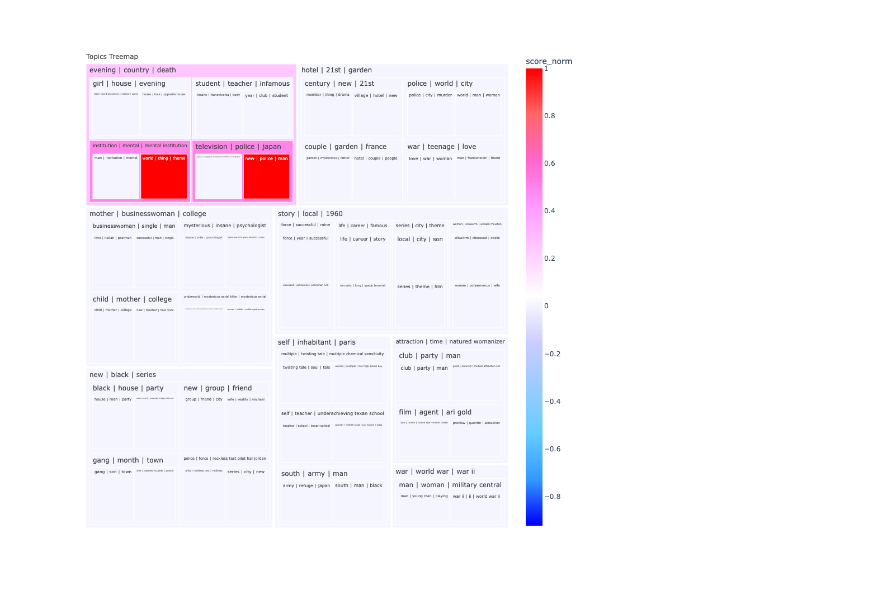
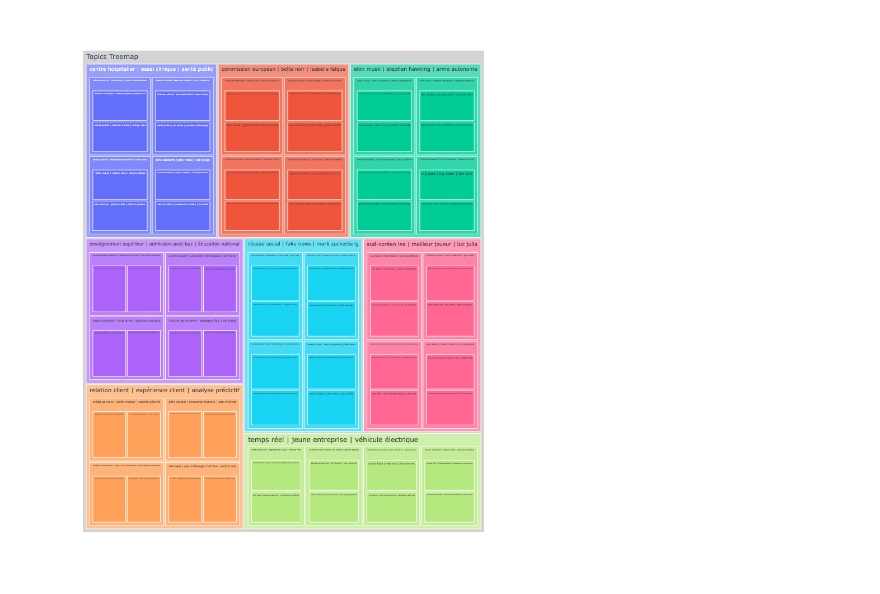
Before and after one commit to charlesdedampierre/bunkatech, a Jupyter notebook: demo_nested_topic_modeling.ipynb, the cells around one changed output. Saved outputs shown, nothing was run; the diff lists cells and outputs as text; code cells hidden in the pictures.

```diff
--- a/demo_nested_topic_modeling.ipynb
+++ b/demo_nested_topic_modeling.ipynb
@@ -8,11 +8,18 @@ data = pd.read_csv(
 )
 
 data = data.sample(100)
+# %%
+data = pd.read_csv("/Volumes/OutFriend/shaping_ai/data_minus_neutre.csv")
+data = data.sample(3000, random_state=42)
+
+terms_path = "/Volumes/OutFriend/shaping_ai/demo_data/terms.csv"
+terms_embeddings_path = "/Volumes/OutFriend/shaping_ai/demo_data/terms_embeddings.csv"
+docs_embeddings_path = "/Volumes/OutFriend/shaping_ai/demo_data/docs_embeddings.csv"
 # %%
 # All the basic components to compute before more specialized computation
 nested = NestedTopicModeling(data = data,
-                        text_var = 'description',
-                        index_var = 'imdb',
+                        text_var = 'content',
+                        index_var = 'unique_id',
                         extract_terms=True,
                         terms_embedding=True,
                         docs_embedding=True,
@@ -26,8 +33,8 @@ nested = NestedTopicModeling(data = data,
                         terms_embedding_model="distiluse-base-multilingual-cased-v1",
                         docs_embedding_model="tfidf",
                         language="en",
-                        terms_path=None,
-                        terms_embeddings_path=None,
-                        docs_embeddings_path=None)
+                        terms_path=terms_path,
+                        terms_embeddings_path=terms_embeddings_path,
+                        docs_embeddings_path=docs_embeddings_path)
 # %%
 nested.fit(folding = None)
@@ -45,5 +44,5 @@ nested.nested_maps(
         map_type="treemap",
         width=1000,
         height=1000,
-        query=['death'])
+        query=None)
 # %% [output]
@@ -50,2 +50,2 @@ nested.nested_maps(
-[figure, old version]
+[figure, new version]
 # %%
```
Also changed, not shown: parts of 6 cells of this notebook, 5 other files.
